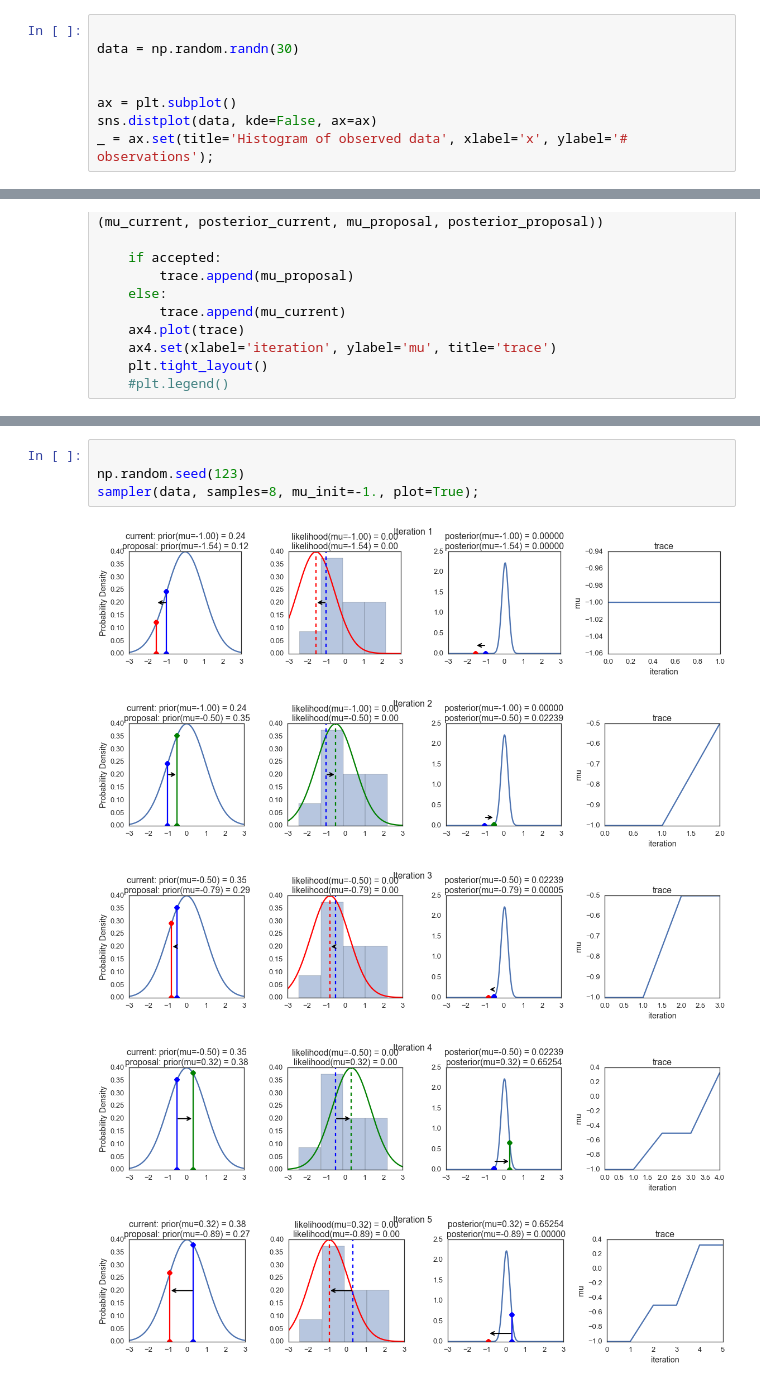
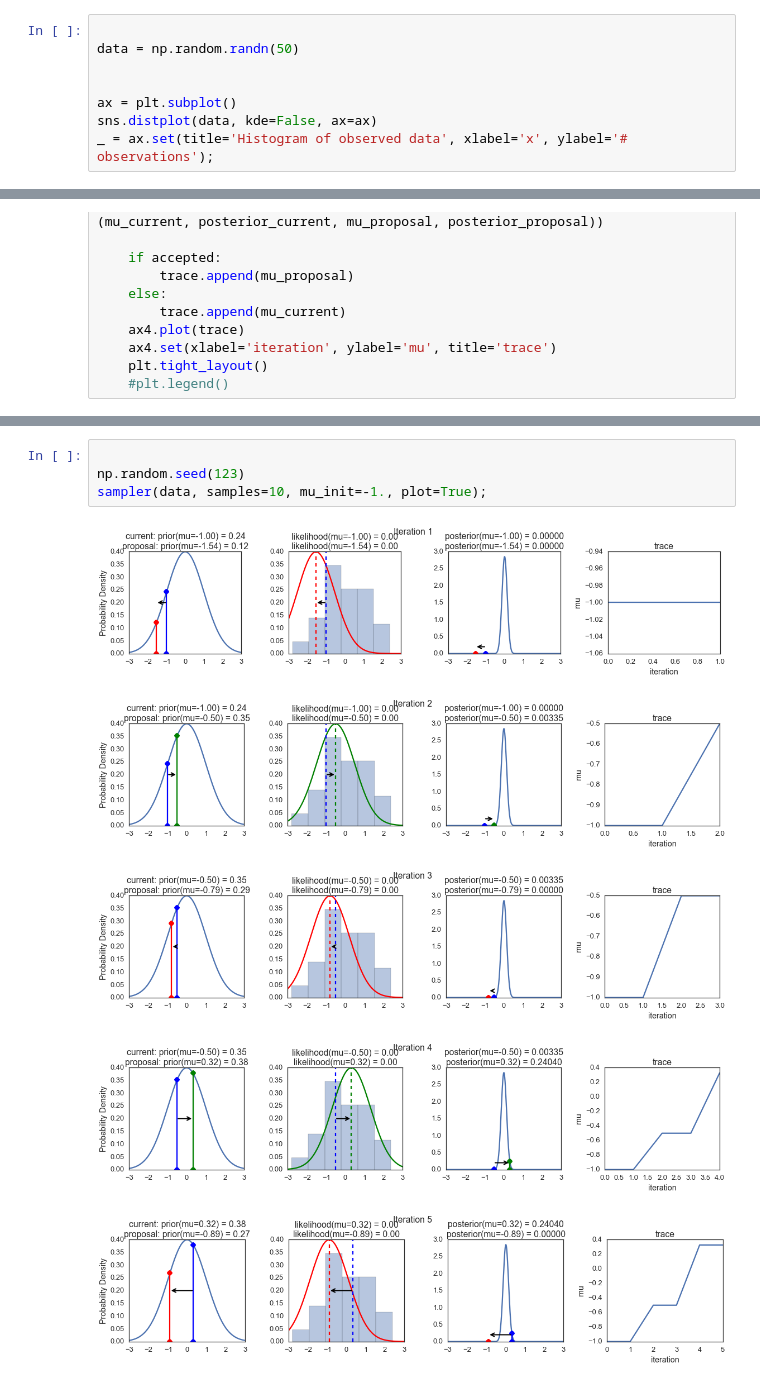
Before and after one commit to rjshanahan/MATH5045_MarkovChainMonteCarlo, a Jupyter notebook: MCMC_Python.ipynb, the cells around one changed output, grey strips where cells are left out. Drawn from its saved outputs; the diff is of its cells as text.

```diff
--- a/MCMC_Python.ipynb
+++ b/MCMC_Python.ipynb
@@ -19,7 +27,7 @@ sns.set_context('talk')
 np.random.seed(123)
 # %%
 
-data = np.random.randn(30)
+data = np.random.randn(50)
 
 
 ax = plt.subplot()
@@ -135,10 +150,10 @@ def plot_proposal(mu_current, mu_proposal, mu_prior_mu, mu_prior_sd, data, accep
 # %%
 
 np.random.seed(123)
-sampler(data, samples=8, mu_init=-1., plot=True);
+sampler(data, samples=10, mu_init=-1., plot=True);
 # %% [output]
-[figure, old version]
+[figure, new version]
-[figure, old version]
+[figure, new version]
-[figure, old version]
+[figure, new version]
-[figure, old version]
+[figure, new version]
-[figure, old version]
+[figure, new version]
```
Also changed, not shown: parts of 16 cells of this notebook.
